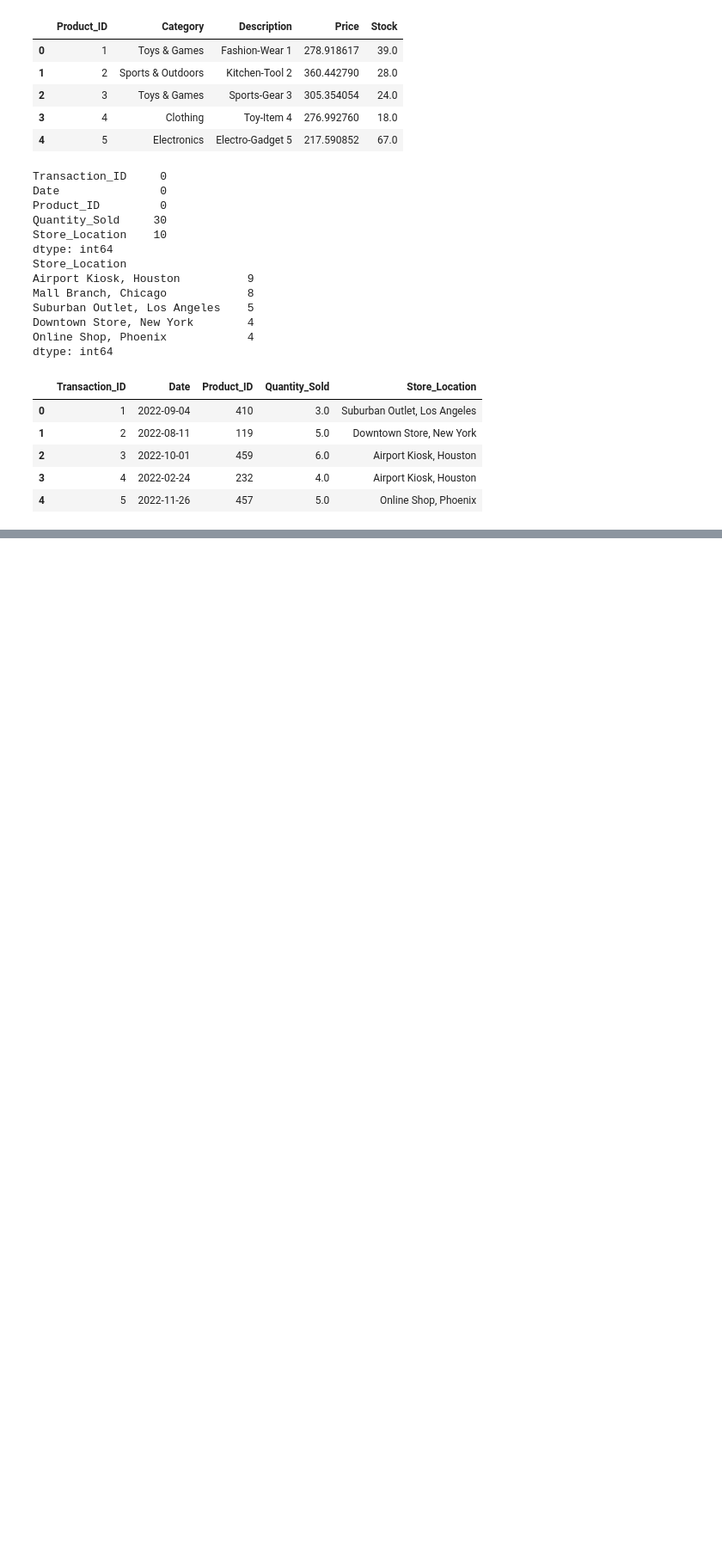
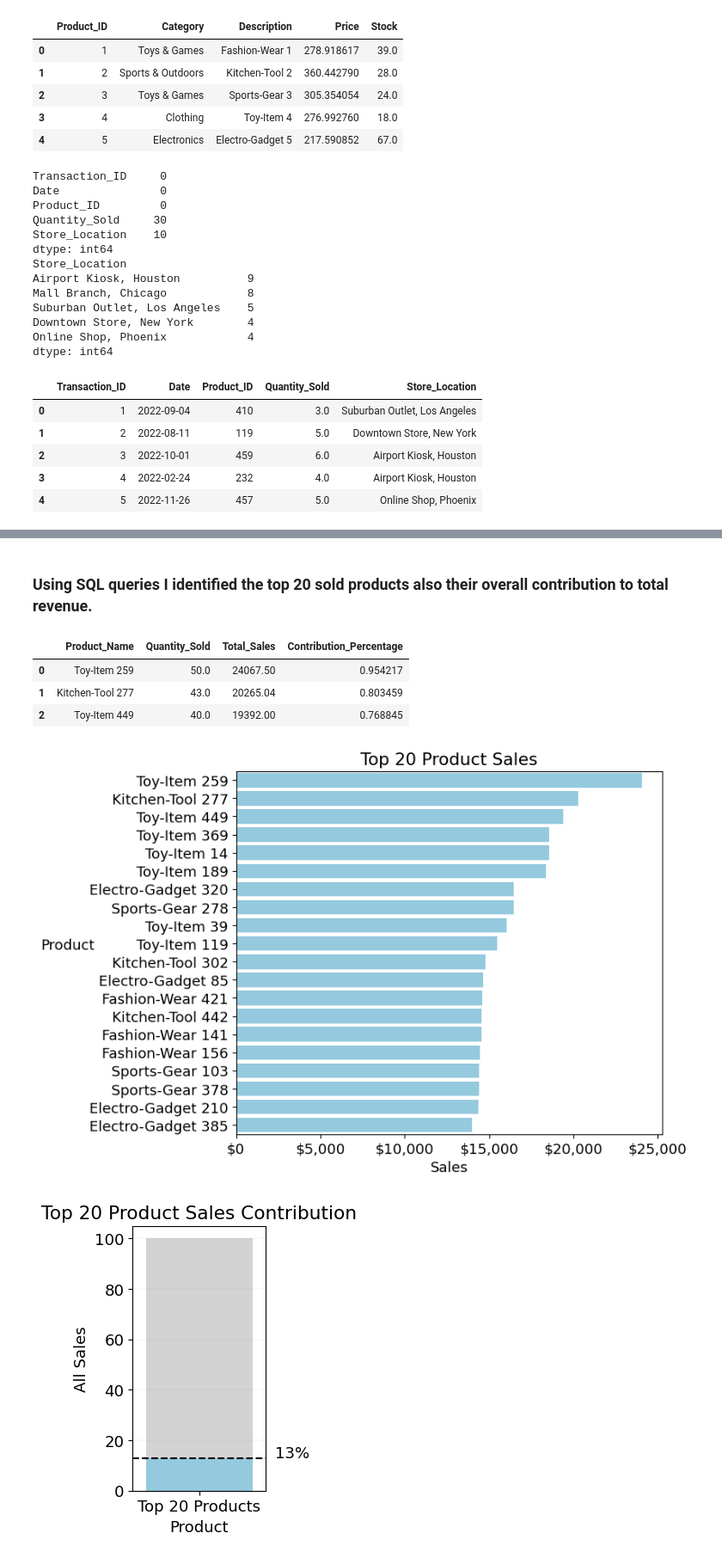
Before and after one commit to Alerdo/Data-Analysis-Daily, a Jupyter notebook: Day_1 Retail_Analysis/Day_1_Retail_Analysis.ipynb, the cells around one changed output, grey strips where cells are left out. Shown at 86% size. Drawn from its saved outputs; the diff is of its cells as text; code cells hidden in the pictures; blank space fills up the shorter version.

```diff
--- a/Day_1 Retail_Analysis/Day_1_Retail_Analysis.ipynb
+++ b/Day_1 Retail_Analysis/Day_1_Retail_Analysis.ipynb
@@ -331,0 +764,55 @@ with engine.connect() as connection:
+# %% [markdown]
+### Using SQL queries I identified the top 20 sold products also their overall contribution to total revenue.
+# %%
+# overall_total_sales   # Total sales($) for all products
+# top_20_sold           # Total sale table for top 20 products
+# top_20_sales          # Sales of top 20 products in $
+# top_20_contribution   # Contribution in % of top 20 in the overall revenue
+
+# print(overall_total_sales)
+# print(top_20_sold)
+# print(top_20_sales)
+# print(top_20_contribution)
+display(top_20_sold.head(3))
+
+plt.figure(figsize=(7,6))
+
+ax = sns.barplot(data=top_20_sold, x="Total_Sales", y="Product_Name", color="skyblue")
+plt.gca().xaxis.set_major_formatter(plt.matplotlib.ticker.FuncFormatter(lambda y, p: f'${y:,.0f}'))
+
+ax.set_ylabel("Product", rotation=0, labelpad=20)
+
+plt.xlabel("Sales")
+plt.ylabel("Product")
+plt.title("Top 20 Product Sales")
+
+plt.show()
+
+
+plt.figure(figsize=(2, 4))
+
+# Creating the barplot for the remaining percentage up to 100%
+sns.barplot(x=["Top 20 Products"], y=[100], color="lightgray")
+
+# Overlaying the barplot for the top 20 products contribution
+sns.barplot(x=["Top 20 Products"], y=[top_20_contribution], color="skyblue")
+
+# Adding labels and title
+plt.xlabel("Product")
+plt.ylabel("All Sales")
+plt.title("Top 20 Product Sales Contribution")
+
+# Drawing a line and adding annotation
+plt.axhline(y=top_20_contribution, color='black', linestyle='--')
+plt.text(x=0.7, y=top_20_contribution, s=f"13%", ha='center')
+plt.grid(axis='y', color='gray', linestyle='--', linewidth=0.1)
+
+# Show the plot
+plt.show()
+# %% [output]
+|  | Product_Name | Quantity_Sold | Total_Sales | Contribution_Percentage |
+| 0 | Toy-Item 259 | 50.0 | 24067.50 | 0.954217 |
+| 1 | Kitchen-Tool 277 | 43.0 | 20265.04 | 0.803459 |
+| 2 | Toy-Item 449 | 40.0 | 19392.00 | 0.768845 |
+[figure, added]
+[figure, added]
```
Also changed, not shown: parts of 44 cells of this notebook, 1 other file.
